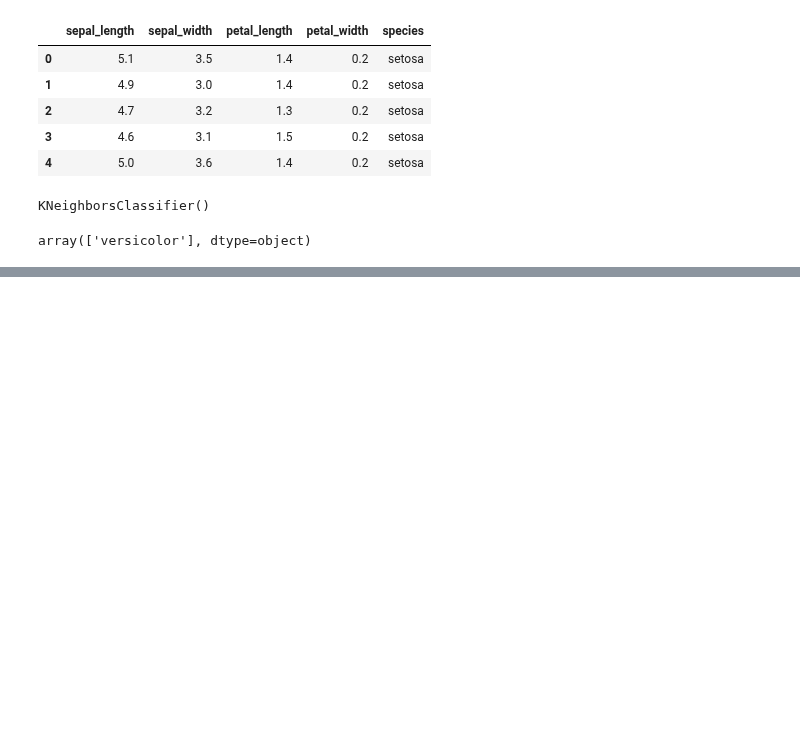
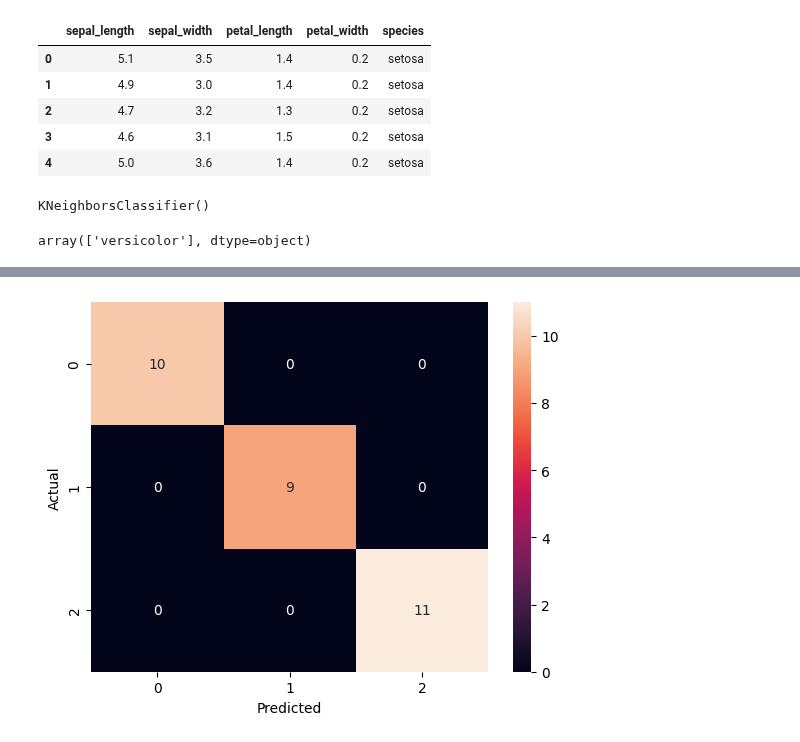
Before and after one commit to Zeeshier/Machine_Learning, a Jupyter notebook: 2. Supervised_Learning/4. K-Nearest Neighbors (KNN)/KNN.ipynb, the cells around one changed output, grey strips where cells are left out. Cells and saved outputs as stored; diff of their text form; code cells hidden in the pictures; blank space fills up the shorter version.

```diff
--- a/2. Supervised_Learning/4. K-Nearest Neighbors (KNN)/KNN.ipynb
+++ b/2. Supervised_Learning/4. K-Nearest Neighbors (KNN)/KNN.ipynb
@@ -31,7 +31,7 @@ y = data['species']
 # %%
 #load the model
 from sklearn.neighbors import KNeighborsClassifier
-model = KNeighborsClassifier()
+model = KNeighborsClassifier(n_neighbors=5)
 # %%
 #fit the model to the data
 model.fit(X, y)
@@ -45,0 +48,10 @@ array(['versicolor'], dtype=object)
+# %%
+# train test split
+from sklearn.model_selection import train_test_split
+X_train, X_test, y_train, y_test = train_test_split(X, y, train_size=0.8, random_state=42)
+
+#load the model
+knn = KNeighborsClassifier(n_neighbors=5)
+
+#fit the model to the training data
+model.fit(X_train, y_train)
@@ -45,0 +60,8 @@ array(['versicolor'], dtype=object)
+# %%
+#predict the model on the test data
+y_pred = model.predict(X_test)
+
+#evaluate the model
+from sklearn.metrics import confusion_matrix, classification_report
+print(confusion_matrix(y_test, y_pred))
+print(classification_report(y_test, y_pred))
@@ -45,0 +81,8 @@ array(['versicolor'], dtype=object)
+# %%
+#plot the confusion matrix
+sns.heatmap(confusion_matrix(y_test, y_pred), annot=True)
+plt.xlabel('Predicted')
+plt.ylabel('Actual')
+plt.show()
+# %% [output]
+[figure, added]
```
Also changed, not shown: parts of 8 cells of this notebook.
